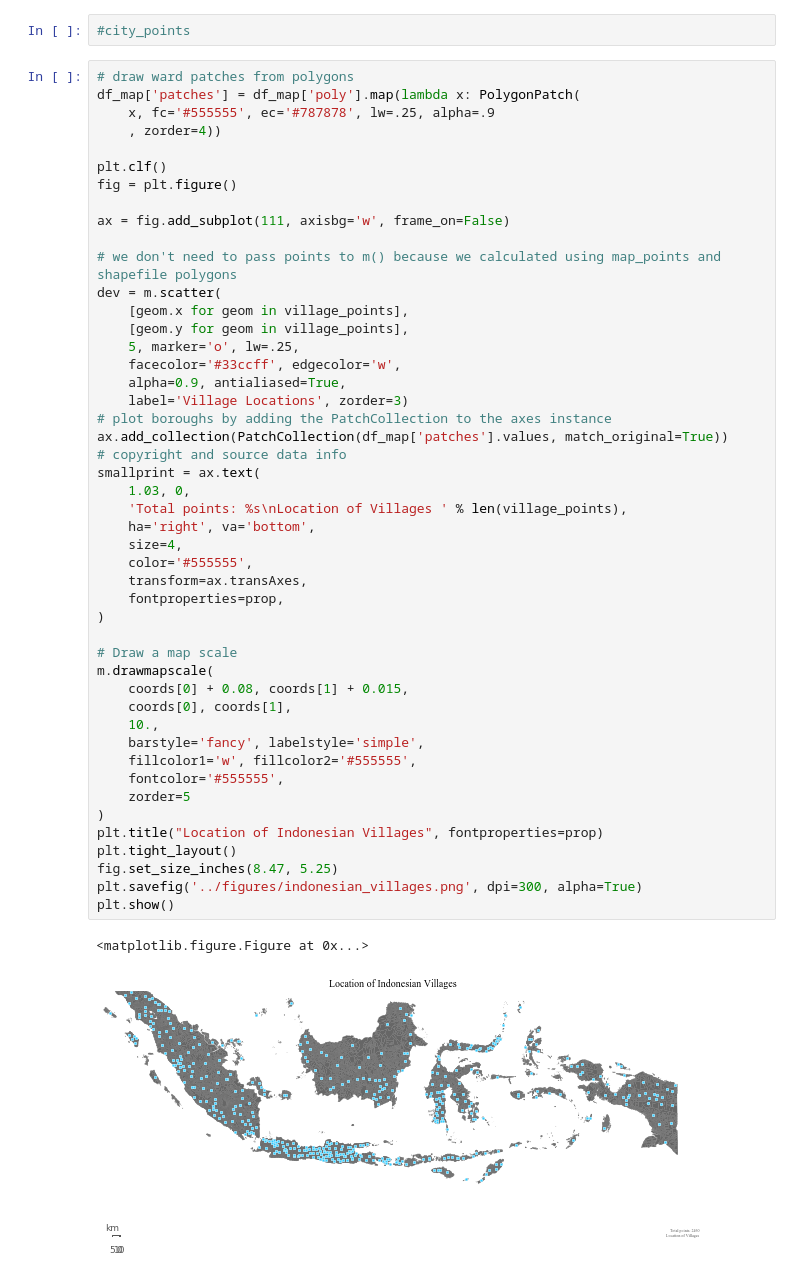
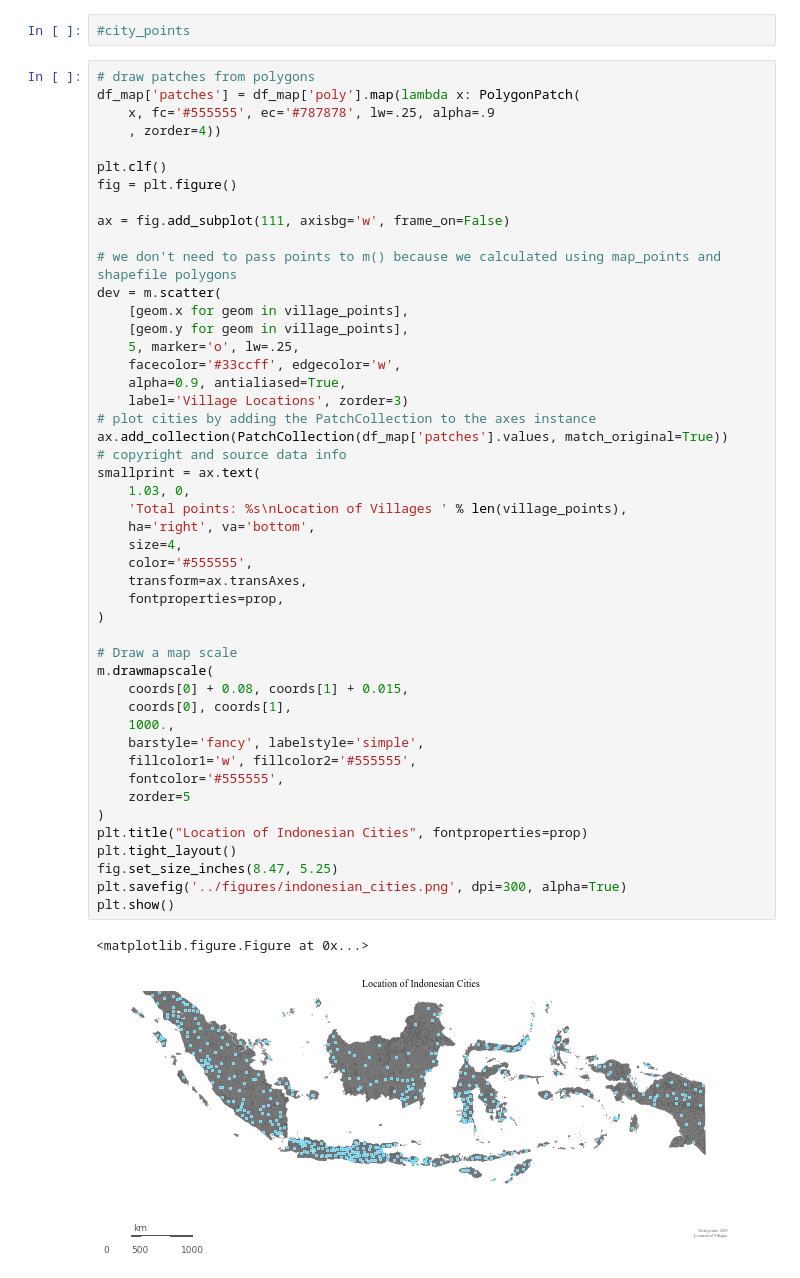
Before and after one commit to kpolimis/statistics-indonesia-python, a Jupyter notebook: notebooks/python_mapping_indonesia.ipynb, the cells around one changed output. Drawn from its saved outputs; the diff is of its cells as text.

```diff
--- a/notebooks/python_mapping_indonesia.ipynb
+++ b/notebooks/python_mapping_indonesia.ipynb
@@ -106,7 +106,7 @@ village_points = filter(village_polygon.contains, city_points)
 # %%
 #city_points
 # %%
-# draw ward patches from polygons
+# draw patches from polygons
 df_map['patches'] = df_map['poly'].map(lambda x: PolygonPatch(
     x, fc='#555555', ec='#787878', lw=.25, alpha=.9
     , zorder=4))
@@ -123,35 +123,35 @@ dev = m.scatter(
     5, marker='o', lw=.25,
     facecolor='#33ccff', edgecolor='w',
     alpha=0.9, antialiased=True,
     label='Village Locations', zorder=3)
-# plot boroughs by adding the PatchCollection to the axes instance
+# plot cities by adding the PatchCollection to the axes instance
 ax.add_collection(PatchCollection(df_map['patches'].values, match_original=True))
 # copyright and source data info
 smallprint = ax.text(
     1.03, 0,
     'Total points: %s\nLocation of Villages ' % len(village_points),
     ha='right', va='bottom',
     size=4,
     color='#555555',
     transform=ax.transAxes,
     fontproperties=prop,
 )
 
 # Draw a map scale
 m.drawmapscale(
     coords[0] + 0.08, coords[1] + 0.015,
     coords[0], coords[1],
-    10.,
+    1000.,
     barstyle='fancy', labelstyle='simple',
     fillcolor1='w', fillcolor2='#555555',
     fontcolor='#555555',
     zorder=5
 )
-plt.title("Location of Indonesian Villages", fontproperties=prop)
+plt.title("Location of Indonesian Cities", fontproperties=prop)
 plt.tight_layout()
 fig.set_size_inches(8.47, 5.25)
-plt.savefig('../figures/indonesian_villages.png', dpi=300, alpha=True)
+plt.savefig('../figures/indonesian_cities.png', dpi=300, alpha=True)
 plt.show()
 # %% [output]
 <matplotlib.figure.Figure at 0x...>
-[figure, old version]
+[figure, new version]
```
Also changed, not shown: 4 other files.
